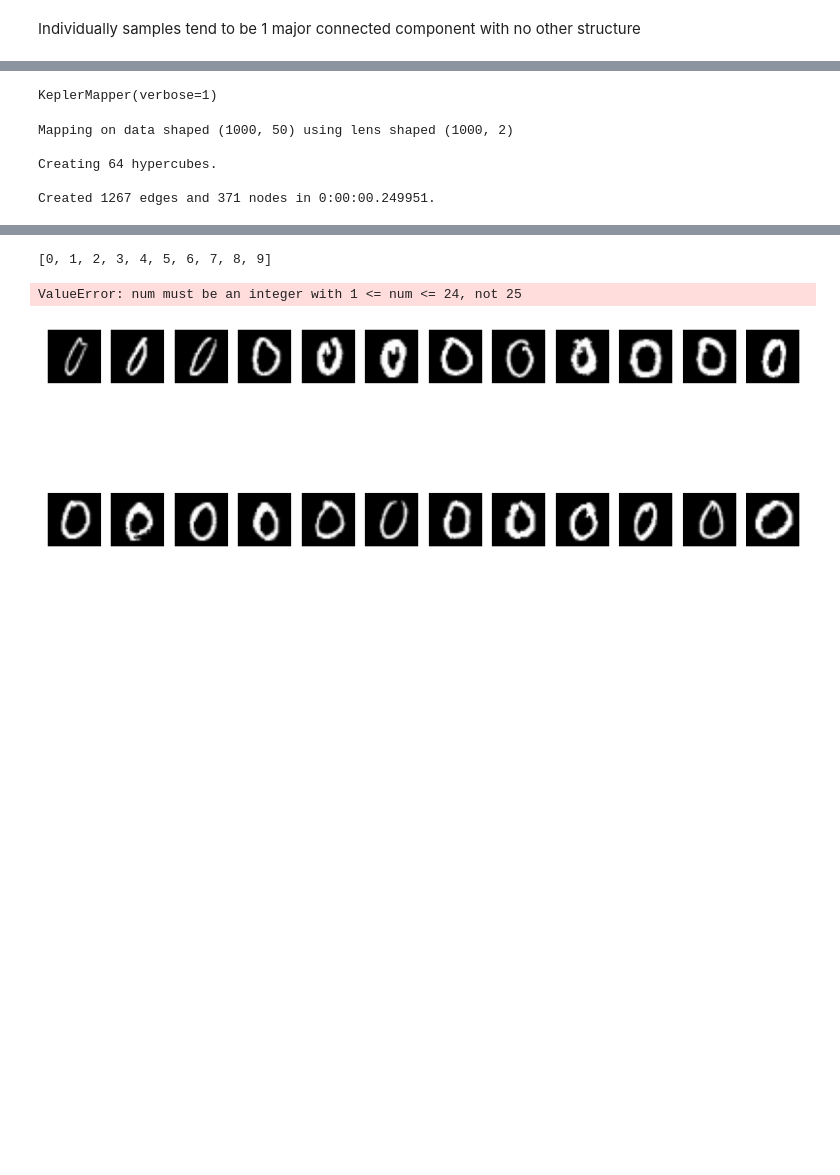
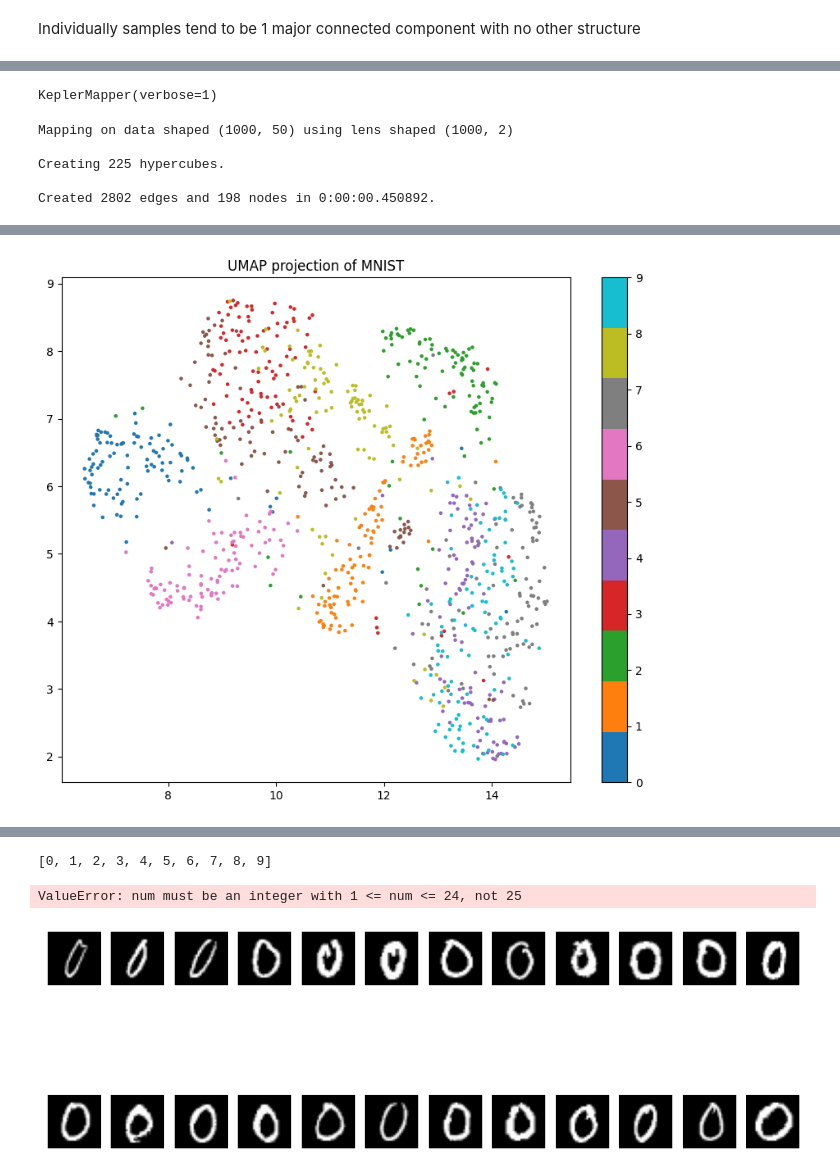
Before and after one commit to Antel0pe/NeuronsFiringTogetherWireTogether, a Jupyter notebook: MNIST_TDA.ipynb, the cells around one changed output, grey strips where cells are left out. Cells and saved outputs as stored; diff of their text form; code cells hidden in the pictures; blank space fills up the shorter version.

Commit message:
exploring interpolation between mnist space

```diff
--- a/MNIST_TDA.ipynb
+++ b/MNIST_TDA.ipynb
@@ -102,16 +102,16 @@ mapper = km.KeplerMapper(verbose=1)
 graph = mapper.map(
     X=points_reduced,
     lens = umap.UMAP(n_neighbors=15, min_dist=0.1, n_components=2).fit_transform(points),
-    cover=km.Cover(n_cubes=8, perc_overlap=0.6),
-    clusterer=DBSCAN(eps=5.0, min_samples=2)
+    cover=km.Cover(n_cubes=15, perc_overlap=0.7),
+    clusterer=DBSCAN(eps=8.0, min_samples=1)
 )
 # %% [output]
 KeplerMapper(verbose=1)
 Mapping on data shaped (1000, 50) using lens shaped (1000, 2)
 
-Creating 64 hypercubes.
+Creating 225 hypercubes.
 
-Created 1267 edges and 371 nodes in 0:00:00.249951.
+Created 2802 edges and 198 nodes in 0:00:00.450892.
 # %%
 import base64
 from io import BytesIO
@@ -150,6 +150,18 @@ files.download('mnist_mapper.html')
 Wrote visualization to: mnist_mapper.html
 [interactive output not drawn]
 [interactive output not drawn]
+# %%
+import matplotlib.pyplot as plt
+
+lens = umap.UMAP(n_neighbors=50, min_dist=0.2, n_components=2).fit_transform(points)
+
+plt.figure(figsize=(10, 8))
+scatter = plt.scatter(lens[:, 0], lens[:, 1], c=labels, cmap='tab10', s=5)
+plt.colorbar(scatter, ticks=range(10))
+plt.title("UMAP projection of MNIST")
+plt.show()
+# %% [output]
+[figure, added]
 # %%
 import networkx as nx
 
```
Also changed, not shown: parts of 6 cells of this notebook, 2 other files.
